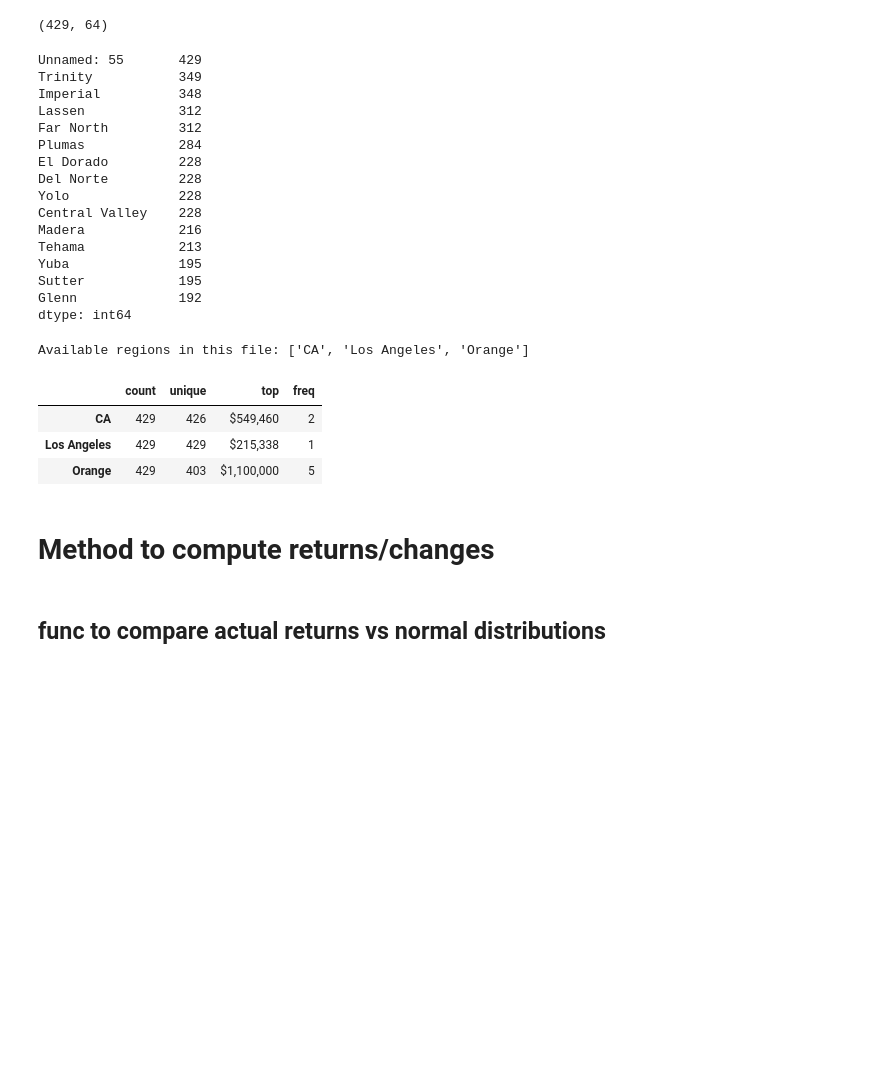
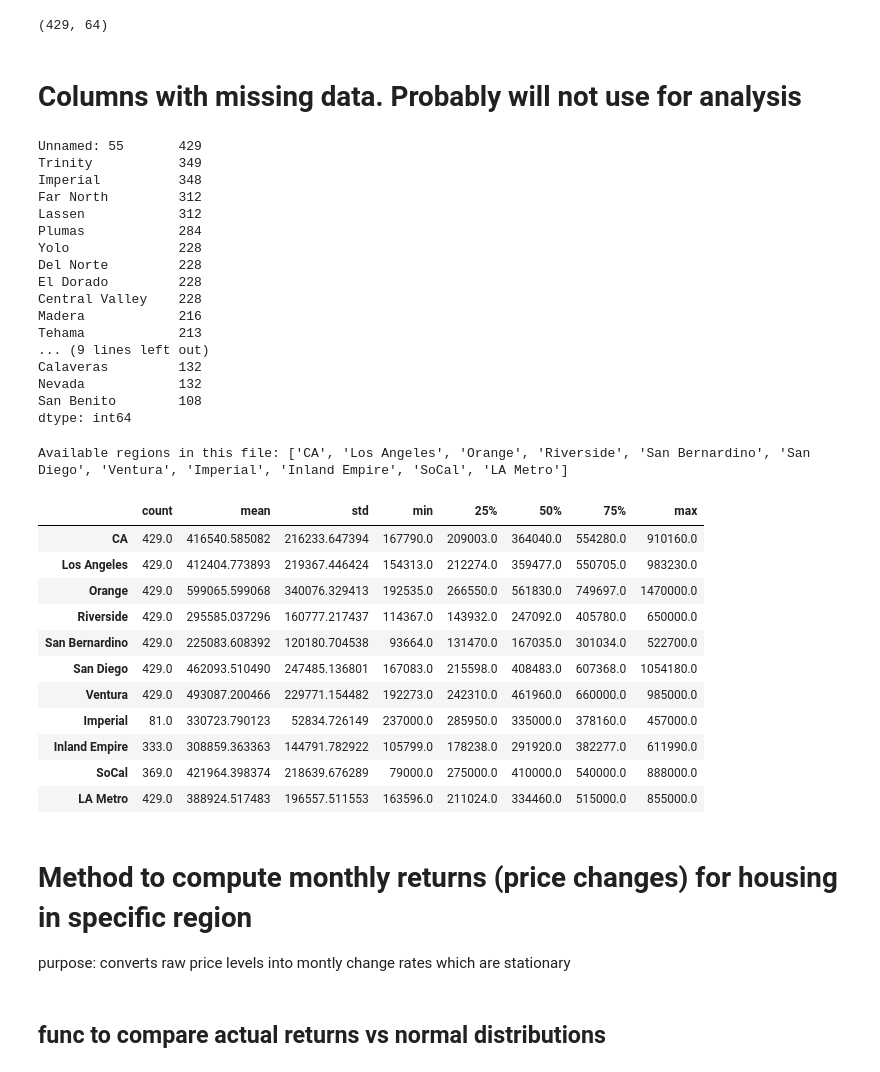
Before and after one commit to alvaroEspinozaMerida/CA_Housing_Analysis, a Jupyter notebook: src/johnny.ipynb, the cells around one changed output. Drawn from its saved outputs; the diff is of its cells as text; code cells hidden in the pictures; blank space fills up the shorter version.

```diff
--- a/src/johnny.ipynb
+++ b/src/johnny.ipynb
@@ -85,44 +85,66 @@ memory usage: 214.6+ KB
 df.shape
 # %% [output]
 (429, 64)
+# %% [markdown]
+# Columns with missing data. Probably will not use for analysis
 # %%
-print(df.isna().sum().sort_values(ascending=False).head(15))
+missing = df.isna().sum().sort_values(ascending=False)
+print(missing[(missing >=100)])
 # %% [output]
 Unnamed: 55       429
 Trinity           349
 Imperial          348
+Far North         312
 Lassen            312
-Far North         312
 Plumas            284
+Yolo              228
+Del Norte         228
 El Dorado         228
-Del Norte         228
-Yolo              228
 Central Valley    228
 Madera            216
 Tehama            213
-Yuba              195
-Sutter            195
-Glenn             192
+... (9 lines left out)
+Calaveras         132
+Nevada            132
+San Benito        108
 dtype: int64
 # %%
-regions = ["CA",
+regions = ["CA", # Statewide
            "Los Angeles",
-           "Orange"
+           "Orange",
+           "Riverside",
+           "San Bernardino",
+           "San Diego",
+           "Ventura",
+           "Imperial",
+           "Inland Empire", # aggregate region
+           "SoCal", # aggregate region
+           "LA Metro" # metro area
            ]
 
 available_regions = [r for r in regions if r in df.columns]
 print("Available regions in this file:", available_regions)
 
 desc = df[available_regions].describe().T
 desc
 # %% [output]
-Available regions in this file: ['CA', 'Los Angeles', 'Orange']
+Available regions in this file: ['CA', 'Los Angeles', 'Orange', 'Riverside', 'San Bernardino', 'San Diego', 'Ventura', 'Imperial', 'Inland Empire', 'SoCal', 'LA Metro']
-|  | count | unique | top | freq |
-| CA | 429 | 426 | $549,460 | 2 |
-| Los Angeles | 429 | 429 | $215,338 | 1 |
-| Orange | 429 | 403 | $1,100,000 | 5 |
+|  | count | mean | std | min | 25% | 50% | 75% | max |
+| CA | 429.0 | 416540.585082 | 216233.647394 | 167790.0 | 209003.0 | 364040.0 | 554280.0 | 910160.0 |
+| Los Angeles | 429.0 | 412404.773893 | 219367.446424 | 154313.0 | 212274.0 | 359477.0 | 550705.0 | 983230.0 |
+| Orange | 429.0 | 599065.599068 | 340076.329413 | 192535.0 | 266550.0 | 561830.0 | 749697.0 | 1470000.0 |
+| Riverside | 429.0 | 295585.037296 | 160777.217437 | 114367.0 | 143932.0 | 247092.0 | 405780.0 | 650000.0 |
+| San Bernardino | 429.0 | 225083.608392 | 120180.704538 | 93664.0 | 131470.0 | 167035.0 | 301034.0 | 522700.0 |
+| San Diego | 429.0 | 462093.510490 | 247485.136801 | 167083.0 | 215598.0 | 408483.0 | 607368.0 | 1054180.0 |
+| Ventura | 429.0 | 493087.200466 | 229771.154482 | 192273.0 | 242310.0 | 461960.0 | 660000.0 | 985000.0 |
+| Imperial | 81.0 | 330723.790123 | 52834.726149 | 237000.0 | 285950.0 | 335000.0 | 378160.0 | 457000.0 |
+| Inland Empire | 333.0 | 308859.363363 | 144791.782922 | 105799.0 | 178238.0 | 291920.0 | 382277.0 | 611990.0 |
+| SoCal | 369.0 | 421964.398374 | 218639.676289 | 79000.0 | 275000.0 | 410000.0 | 540000.0 | 888000.0 |
+| LA Metro | 429.0 | 388924.517483 | 196557.511553 | 163596.0 | 211024.0 | 334460.0 | 515000.0 | 855000.0 |
 # %% [markdown]
-# Method to compute returns/changes
+# Method to compute monthly returns (price changes) for housing in specific region
+
+purpose: converts raw price levels into montly change rates which are stationary
 # %%
 # compute monthly price changes (returns)
 
```
Also changed, not shown: parts of 8 cells of this notebook.
